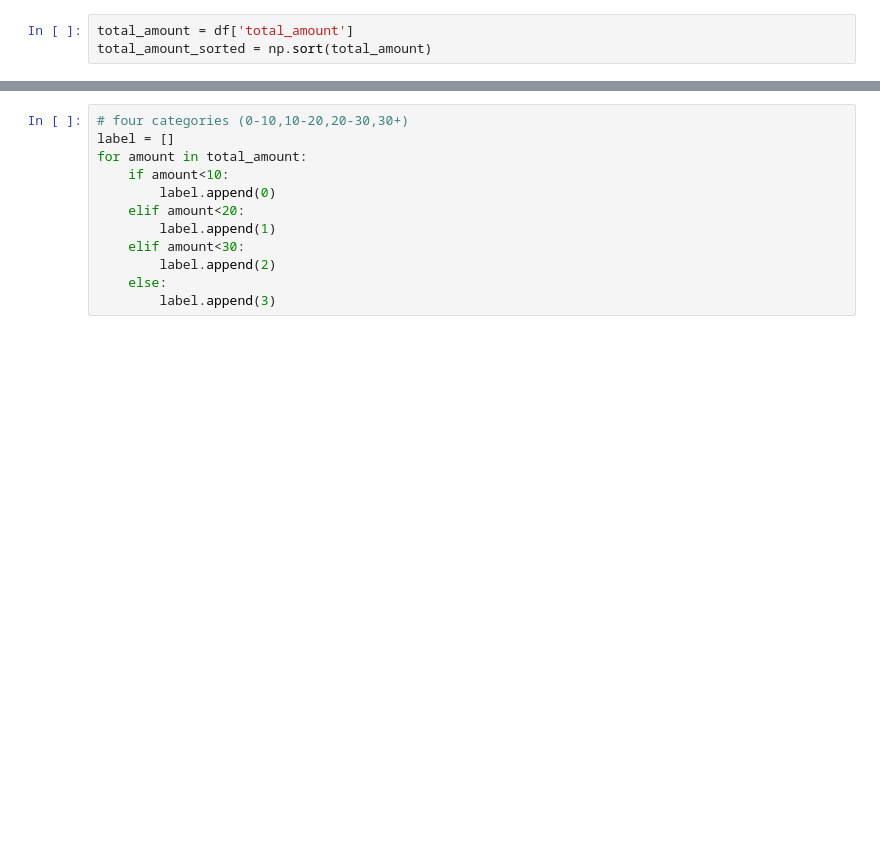
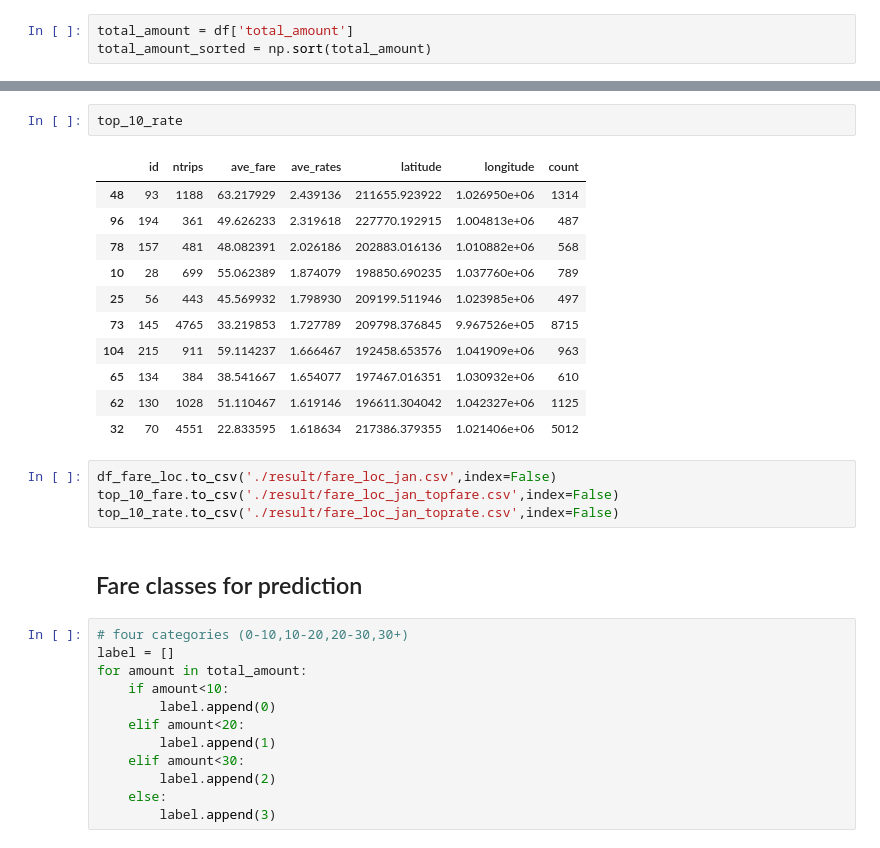
Before and after one commit to rewu1993/smart-taxi, a Jupyter notebook: fare_prediction.ipynb, the cells around one changed output, grey strips where cells are left out. Cells and saved outputs as stored; diff of their text form; blank space fills up the shorter version.

```diff
--- a/fare_prediction.ipynb
+++ b/fare_prediction.ipynb
@@ -38,3 +95,23 @@ total_amount_sorted[int(len(total_amount)*0.85)]
+# %%
+top_10_rate
+# %% [output]
+|  | id | ntrips | ave_fare | ave_rates | latitude | longitude | count |
+| 48 | 93 | 1188 | 63.217929 | 2.439136 | 211655.923922 | 1.026950e+06 | 1314 |
+| 96 | 194 | 361 | 49.626233 | 2.319618 | 227770.192915 | 1.004813e+06 | 487 |
+| 78 | 157 | 481 | 48.082391 | 2.026186 | 202883.016136 | 1.010882e+06 | 568 |
+| 10 | 28 | 699 | 55.062389 | 1.874079 | 198850.690235 | 1.037760e+06 | 789 |
+| 25 | 56 | 443 | 45.569932 | 1.798930 | 209199.511946 | 1.023985e+06 | 497 |
+| 73 | 145 | 4765 | 33.219853 | 1.727789 | 209798.376845 | 9.967526e+05 | 8715 |
+| 104 | 215 | 911 | 59.114237 | 1.666467 | 192458.653576 | 1.041909e+06 | 963 |
+| 65 | 134 | 384 | 38.541667 | 1.654077 | 197467.016351 | 1.030932e+06 | 610 |
+| 62 | 130 | 1028 | 51.110467 | 1.619146 | 196611.304042 | 1.042327e+06 | 1125 |
+| 32 | 70 | 4551 | 22.833595 | 1.618634 | 217386.379355 | 1.021406e+06 | 5012 |
+# %%
+df_fare_loc.to_csv('./result/fare_loc_jan.csv',index=False)
+top_10_fare.to_csv('./result/fare_loc_jan_topfare.csv',index=False)
+top_10_rate.to_csv('./result/fare_loc_jan_toprate.csv',index=False)
+# %% [markdown]
+## Fare classes for prediction
 # %%
 # four categories (0-10,10-20,20-30,30+)
 label = []
```
Also changed, not shown: parts of 20 cells of this notebook, 24 other files.
